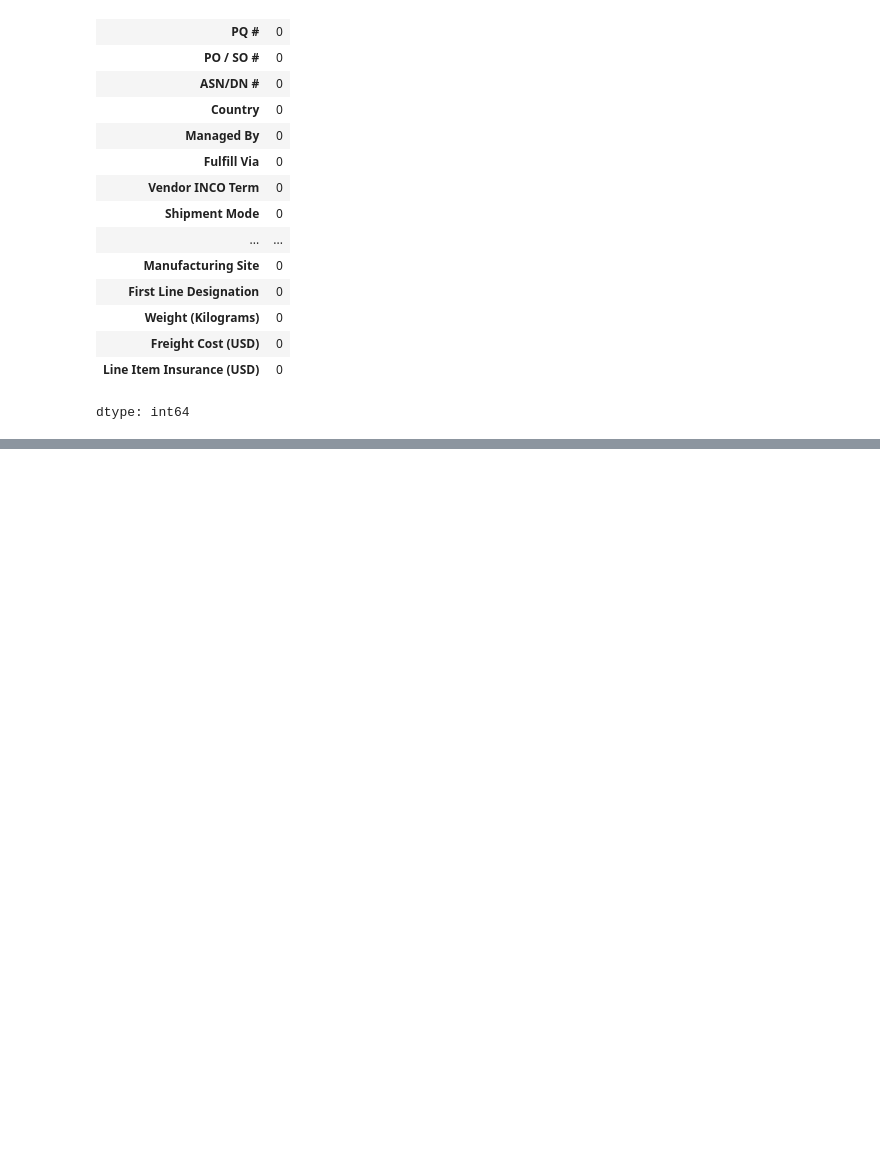
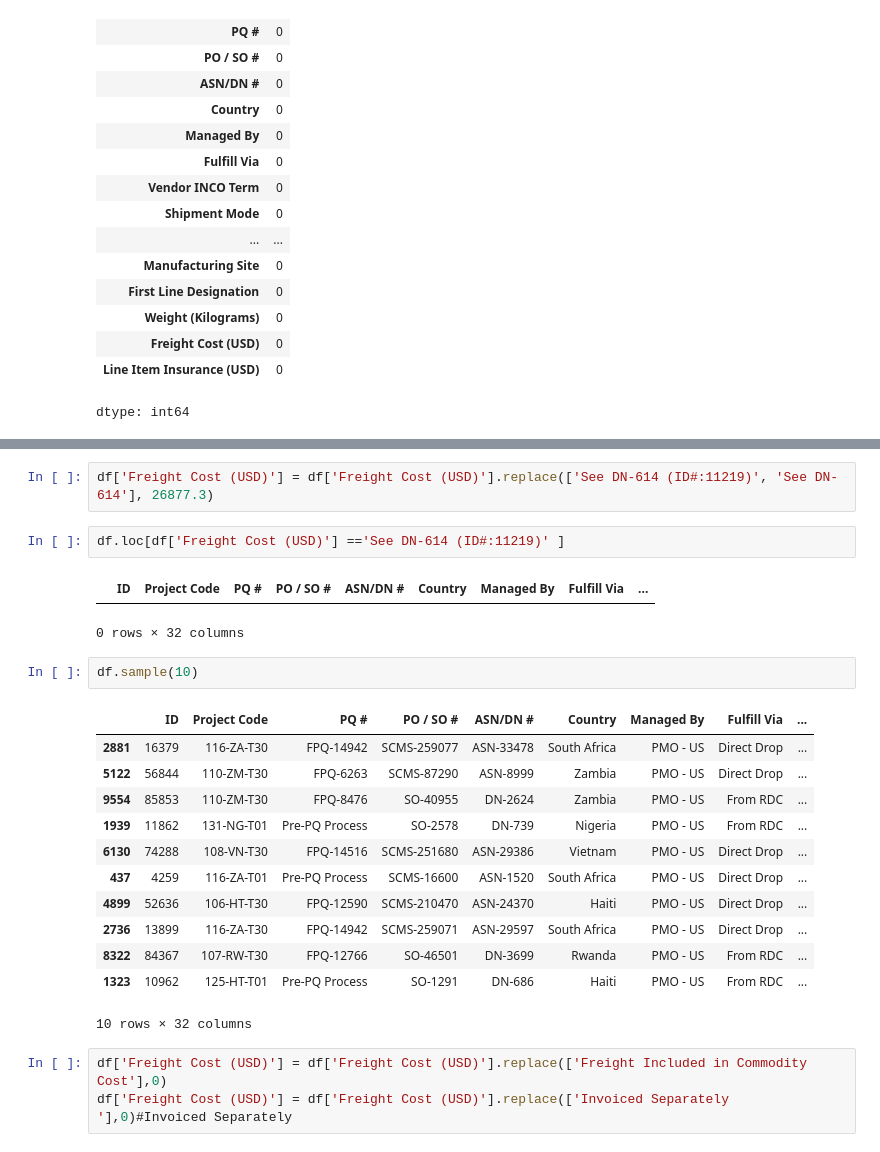
Before and after one commit to itarasingh/FedEx-Logistics-Performance-Analysis, a Jupyter notebook: SCMS_Delivery_History_Dataset.ipynb, the cells around one changed output, grey strips where cells are left out. Drawn from its saved outputs; the diff is of its cells as text; blank space fills up the shorter version.

```diff
--- a/SCMS_Delivery_History_Dataset.ipynb
+++ b/SCMS_Delivery_History_Dataset.ipynb
@@ -113,0 +131,25 @@ dtype: int64
+# %%
+df['Freight Cost (USD)'] = df['Freight Cost (USD)'].replace(['See DN-614 (ID#:11219)', 'See DN-614'], 26877.3)
+# %%
+df.loc[df['Freight Cost (USD)'] =='See DN-614 (ID#:11219)' ]
+# %% [output]
+|  | ID | Project Code | PQ # | PO / SO # | ASN/DN # | Country | Managed By | Fulfill Via | ... |
+0 rows × 32 columns
+# %%
+df.sample(10)
+# %% [output]
+|  | ID | Project Code | PQ # | PO / SO # | ASN/DN # | Country | Managed By | Fulfill Via | ... |
+| 2881 | 16379 | 116-ZA-T30 | FPQ-14942 | SCMS-259077 | ASN-33478 | South Africa | PMO - US | Direct Drop | ... |
+| 5122 | 56844 | 110-ZM-T30 | FPQ-6263 | SCMS-87290 | ASN-8999 | Zambia | PMO - US | Direct Drop | ... |
+| 9554 | 85853 | 110-ZM-T30 | FPQ-8476 | SO-40955 | DN-2624 | Zambia | PMO - US | From RDC | ... |
+| 1939 | 11862 | 131-NG-T01 | Pre-PQ Process | SO-2578 | DN-739 | Nigeria | PMO - US | From RDC | ... |
+| 6130 | 74288 | 108-VN-T30 | FPQ-14516 | SCMS-251680 | ASN-29386 | Vietnam | PMO - US | Direct Drop | ... |
+| 437 | 4259 | 116-ZA-T01 | Pre-PQ Process | SCMS-16600 | ASN-1520 | South Africa | PMO - US | Direct Drop | ... |
+| 4899 | 52636 | 106-HT-T30 | FPQ-12590 | SCMS-210470 | ASN-24370 | Haiti | PMO - US | Direct Drop | ... |
+| 2736 | 13899 | 116-ZA-T30 | FPQ-14942 | SCMS-259071 | ASN-29597 | South Africa | PMO - US | Direct Drop | ... |
+| 8322 | 84367 | 107-RW-T30 | FPQ-12766 | SO-46501 | DN-3699 | Rwanda | PMO - US | From RDC | ... |
+| 1323 | 10962 | 125-HT-T01 | Pre-PQ Process | SO-1291 | DN-686 | Haiti | PMO - US | From RDC | ... |
+10 rows × 32 columns
+# %%
+df['Freight Cost (USD)'] = df['Freight Cost (USD)'].replace(['Freight Included in Commodity Cost'],0)
+df['Freight Cost (USD)'] = df['Freight Cost (USD)'].replace(['Invoiced Separately	'],0)#Invoiced Separately
```
Also changed, not shown: parts of 5 cells of this notebook.
